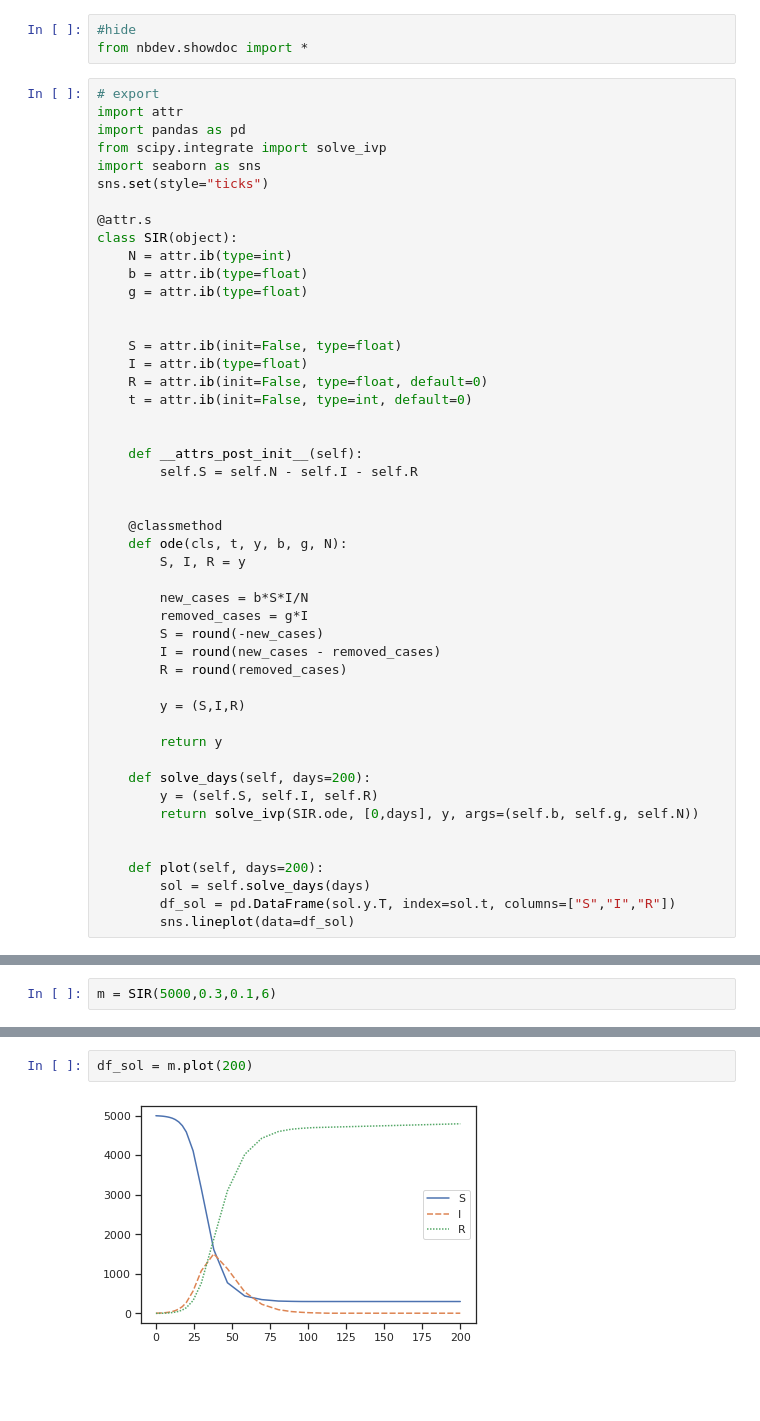
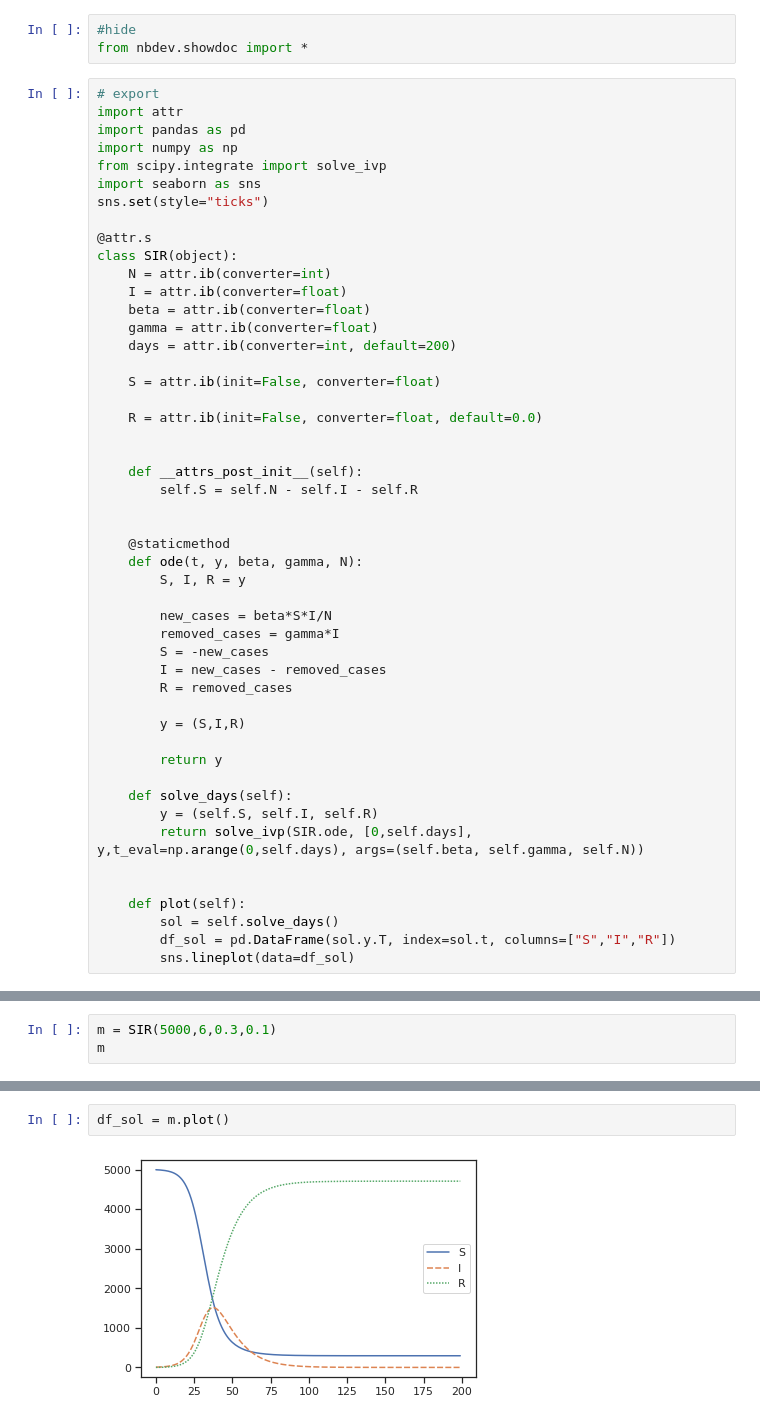
Before and after one commit to binnisb/pandemic, a Jupyter notebook: 00_models.ipynb, the cells around one changed output, grey strips where cells are left out. Saved outputs shown, nothing was run; the diff lists cells and outputs as text; blank space fills up the shorter version.

```diff
--- a/00_models.ipynb
+++ b/00_models.ipynb
@@ -11,47 +15,48 @@ from nbdev.showdoc import *
 # export
 import attr
 import pandas as pd
+import numpy as np
 from scipy.integrate import solve_ivp
 import seaborn as sns
 sns.set(style="ticks")
 
 @attr.s
 class SIR(object):
-    N = attr.ib(type=int)
-    b = attr.ib(type=float)
-    g = attr.ib(type=float)
+    N = attr.ib(converter=int)
+    I = attr.ib(converter=float)
+    beta = attr.ib(converter=float)
+    gamma = attr.ib(converter=float)
+    days = attr.ib(converter=int, default=200)
 
+    S = attr.ib(init=False, converter=float)
 
-    S = attr.ib(init=False, type=float)
-    I = attr.ib(type=float)
-    R = attr.ib(init=False, type=float, default=0)
-    t = attr.ib(init=False, type=int, default=0)
+    R = attr.ib(init=False, converter=float, default=0.0)
 
 
     def __attrs_post_init__(self):
         self.S = self.N - self.I - self.R
 
 
-    @classmethod
-    def ode(cls, t, y, b, g, N):
+    @staticmethod
+    def ode(t, y, beta, gamma, N):
         S, I, R = y
 
-        new_cases = b*S*I/N
-        removed_cases = g*I
-        S = round(-new_cases)
-        I = round(new_cases - removed_cases)
-        R = round(removed_cases)
+        new_cases = beta*S*I/N
+        removed_cases = gamma*I
+        S = -new_cases
+        I = new_cases - removed_cases
+        R = removed_cases
 
         y = (S,I,R)
 
         return y
 
-    def solve_days(self, days=200):
+    def solve_days(self):
         y = (self.S, self.I, self.R)
-        return solve_ivp(SIR.ode, [0,days], y, args=(self.b, self.g, self.N))
+        return solve_ivp(SIR.ode, [0,self.days], y,t_eval=np.arange(0,self.days), args=(self.beta, self.gamma, self.N))
 
 
-    def plot(self, days=200):
-        sol = self.solve_days(days)
+    def plot(self):
+        sol = self.solve_days()
         df_sol = pd.DataFrame(sol.y.T, index=sol.t, columns=["S","I","R"])
         sns.lineplot(data=df_sol)
@@ -64,2 +83,3 @@ show_doc(SIR.plot)
 # %%
-m = SIR(5000,0.3,0.1,6)
+m = SIR(5000,6,0.3,0.1)
+m
@@ -66,4 +88,4 @@ m = SIR(5000,0.3,0.1,6)
 # %%
-df_sol = m.plot(200)
+df_sol = m.plot()
 # %% [output]
-[figure, old version]
+[figure, new version]
```
Also changed, not shown: parts of 9 cells of this notebook, 3 other files.
